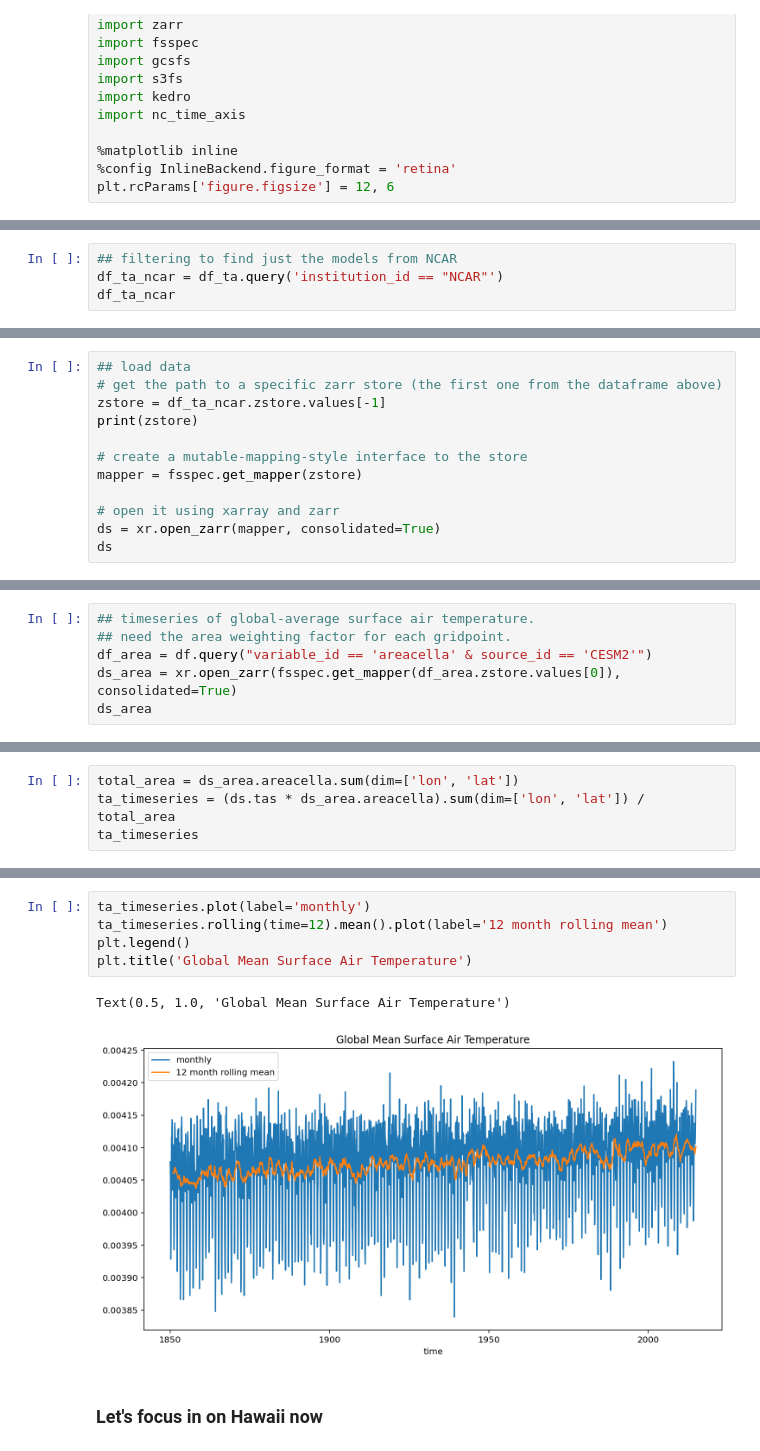
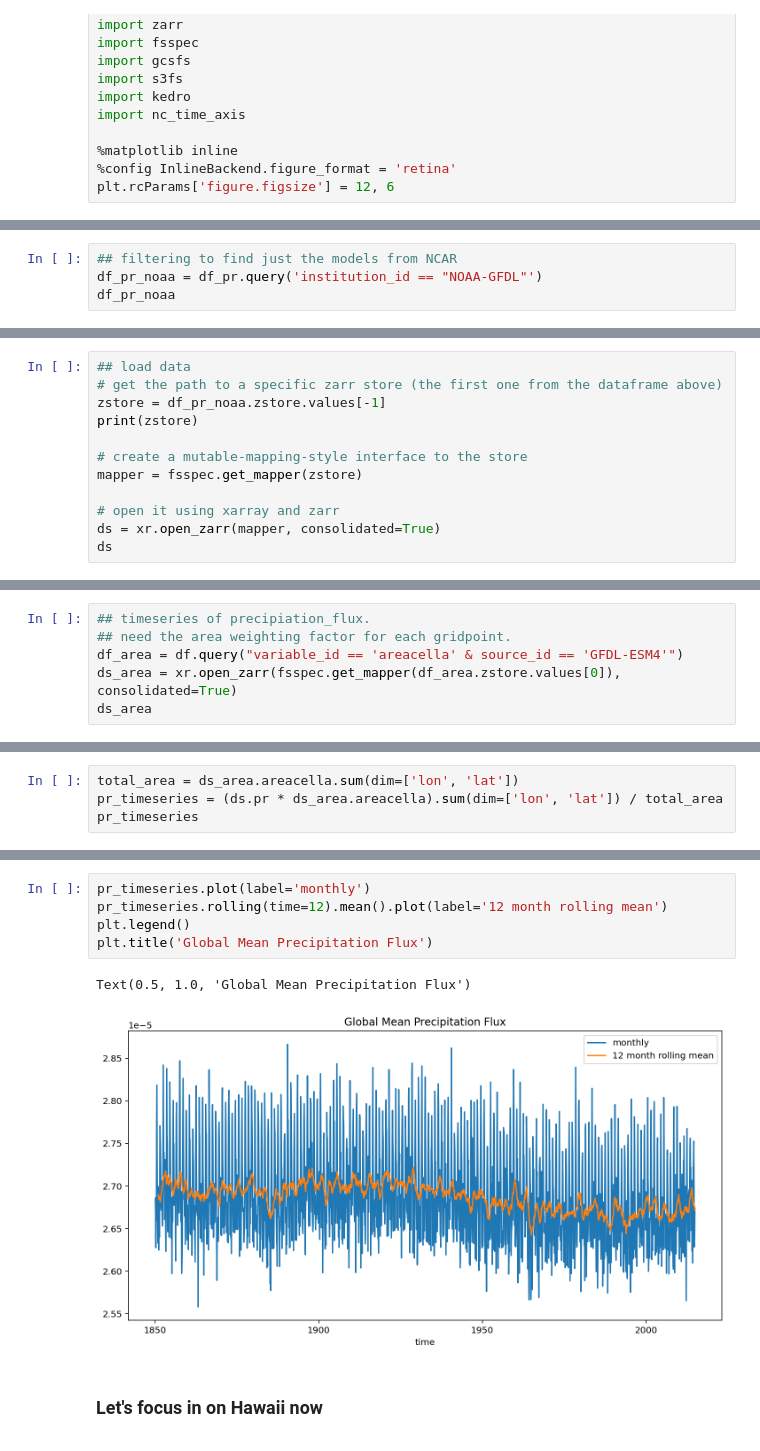
Before and after one commit to laurenskube/Aloha-Aina-Master, a Jupyter notebook: Climate_Data_Analysis.ipynb, the cells around one changed output, grey strips where cells are left out. Saved outputs shown, nothing was run; the diff lists cells and outputs as text.

```diff
--- a/Climate_Data_Analysis.ipynb
+++ b/Climate_Data_Analysis.ipynb
@@ -52,6 +53,6 @@ df_ta
 # %%
 ## filtering to find just the models from NCAR
-df_ta_ncar = df_ta.query('institution_id == "NCAR"')
-df_ta_ncar
+df_pr_noaa = df_pr.query('institution_id == "NOAA-GFDL"')
+df_pr_noaa
 # %% [output]
 |  | activity_id | institution_id | source_id | experiment_id | member_id | table_id | variable_id | grid_label | ... |
@@ -74,7 +63,7 @@ df_ta_ncar
 # %%
 ## load data
 # get the path to a specific zarr store (the first one from the dataframe above)
-zstore = df_ta_ncar.zstore.values[-1]
+zstore = df_pr_noaa.zstore.values[-1]
 print(zstore)
 
 # create a mutable-mapping-style interface to the store
@@ -183,7 +174,7 @@ ds.tas.sel(time='1950-01').squeeze().plot()
 # %%
-## timeseries of global-average surface air temperature.
+## timeseries of precipiation_flux.
 ## need the area weighting factor for each gridpoint.
-df_area = df.query("variable_id == 'areacella' & source_id == 'CESM2'")
+df_area = df.query("variable_id == 'areacella' & source_id == 'GFDL-ESM4'")
 ds_area = xr.open_zarr(fsspec.get_mapper(df_area.zstore.values[0]), consolidated=True)
 ds_area
 # %% [output]
@@ -261,5 +252,5 @@ v20190218
 # %%
 total_area = ds_area.areacella.sum(dim=['lon', 'lat'])
-ta_timeseries = (ds.tas * ds_area.areacella).sum(dim=['lon', 'lat']) / total_area
-ta_timeseries
+pr_timeseries = (ds.pr * ds_area.areacella).sum(dim=['lon', 'lat']) / total_area
+pr_timeseries
 # %% [output]
@@ -300,11 +291,11 @@ Coordinates:
 # %%
-ta_timeseries.plot(label='monthly')
-ta_timeseries.rolling(time=12).mean().plot(label='12 month rolling mean')
+pr_timeseries.plot(label='monthly')
+pr_timeseries.rolling(time=12).mean().plot(label='12 month rolling mean')
 plt.legend()
-plt.title('Global Mean Surface Air Temperature')
+plt.title('Global Mean Precipitation Flux')
 # %% [output]
-Text(0.5, 1.0, 'Global Mean Surface Air Temperature')
+Text(0.5, 1.0, 'Global Mean Precipitation Flux')
-[figure, old version]
+[figure, new version]
 # %% [markdown]
 ### Let's focus in on Hawaii now
 # %%
```
Also changed, not shown: parts of 9 cells of this notebook.
